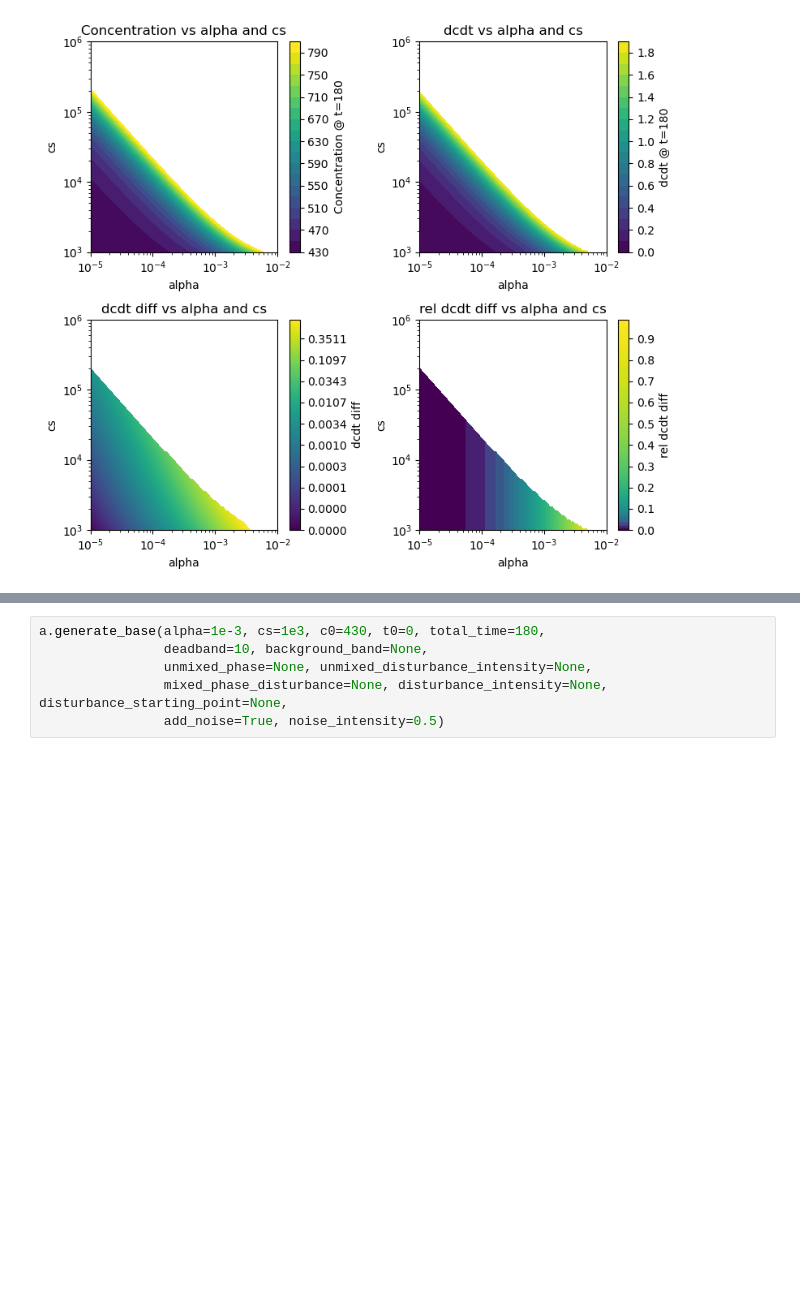
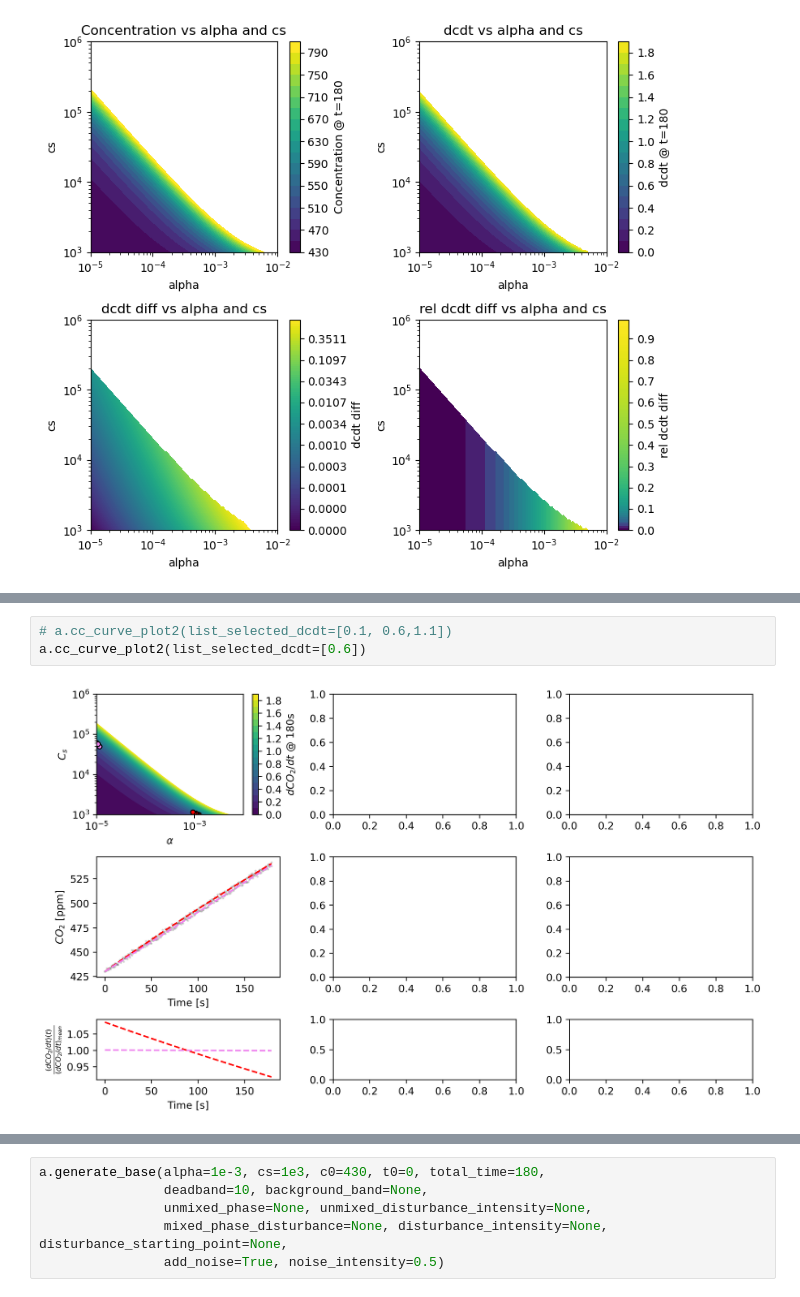
Before and after one commit to alexnaoki/soilgasflux_fcs, a Jupyter notebook: notebooks/synthetical_test.ipynb, the cells around one changed output, grey strips where cells are left out. Saved outputs shown, nothing was run; the diff lists cells and outputs as text; blank space fills up the shorter version.

```diff
--- a/notebooks/synthetical_test.ipynb
+++ b/notebooks/synthetical_test.ipynb
@@ -39 +36,6 @@ for dcdt in np.arange(0.1, 1.5, 0.5):
+# %%
+# a.cc_curve_plot2(list_selected_dcdt=[0.1, 0.6,1.1])
+a.cc_curve_plot2(list_selected_dcdt=[0.6])
+# %% [output]
+[figure, added]
 # %%
```
Also changed, not shown: parts of 20 cells of this notebook, 2 other files.
